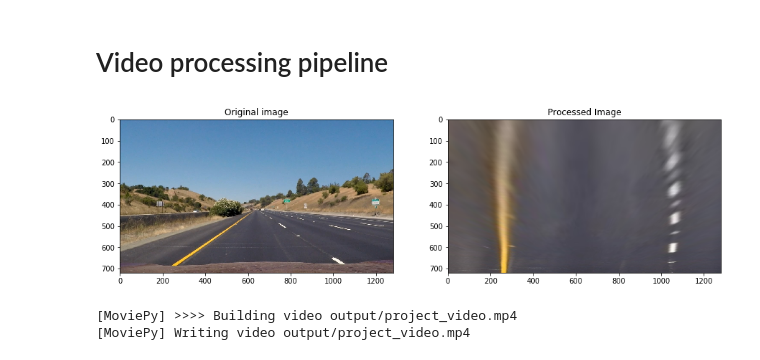
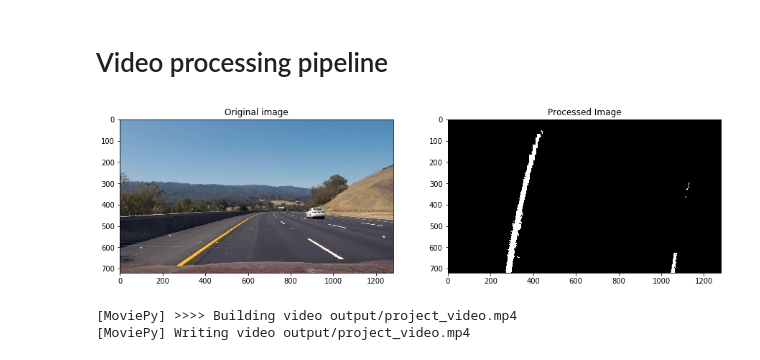
Before and after one commit to tindandelion/carnd-advanced-lane-detection-p4, a Jupyter notebook: advanced-lane-detection.ipynb, the cells around one changed output. Cells and saved outputs as stored; diff of their text form; code cells hidden in the pictures.

```diff
--- a/advanced-lane-detection.ipynb
+++ b/advanced-lane-detection.ipynb
@@ -115,15 +136,16 @@ visualize_process_stage(sample_image, hls[:, :,2], processed_cmap='gray')
 # %%
-def saturation_threshold(lower, upper, next_stage):
-    def _process(image):
+class saturation_threshold(pipeline_stage):
+    threshold = (120, 255)
+
+    def process(self, image):
         hsl = cv2.cvtColor(image, cv2.COLOR_RGB2HLS)
         sat = hsl[:, :, 2]
         mask = np.zeros_like(sat)
-        mask[(sat > lower) & (sat <= upper)] = 1
-        return next_stage(mask)
+        mask[(sat > self.threshold[0]) & (sat <= self.threshold[1])] = 1
+        return mask
 
-    return _process
 
-thresholder = saturation_threshold(120, 255, end_of_pipeline)
+thresholder = saturation_threshold()
 visualize_process_stage(sample_image, thresholder(sample_image),
                         processed_title='Saturation threshold applied',
                         processed_cmap='gray',
@@ -176,11 +195,12 @@ def process_video(filename, processor_fn):
     processed.write_videofile(output_file, audio=False)
     return output_file
 # %%
-processor = correct_distortion(perspective_transform(end_of_pipeline))
+processor = correct_distortion(saturation_threshold(perspective_transform(to_rgb)))
-# %%
-visualize_process_stage(sample_image, processor(processed_image), processed_cmap='gray')
-# %% [output]
-[figure, removed]
+# %%
+sample_image = plt.imread('./test_images/test3.jpg')
+visualize_process_stage(sample_image, processor(processed_image))
+# %% [output]
+[figure, added]
 # %%
 input_file = './project_video.mp4'
 
```
Also changed, not shown: parts of 11 cells of this notebook, 3 other files.
